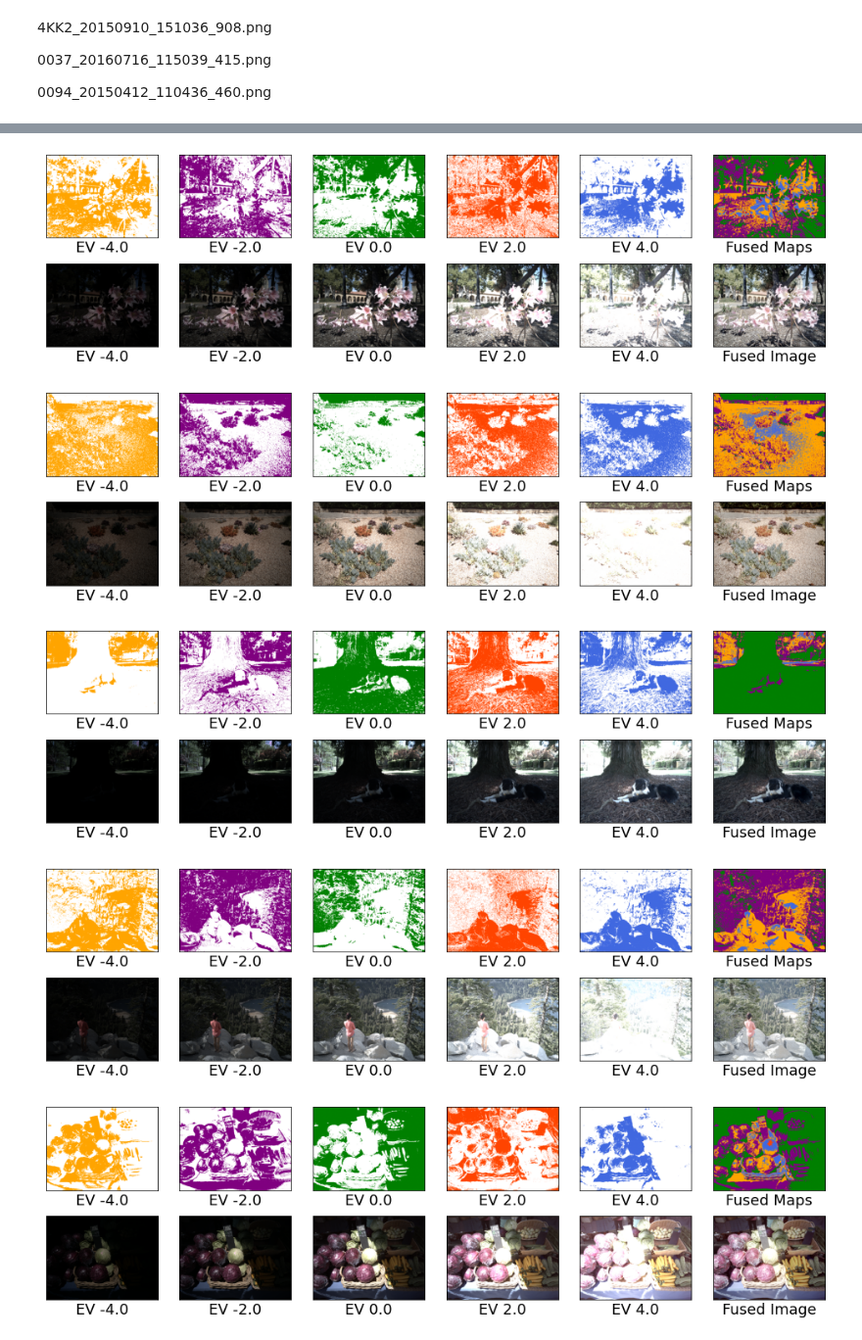
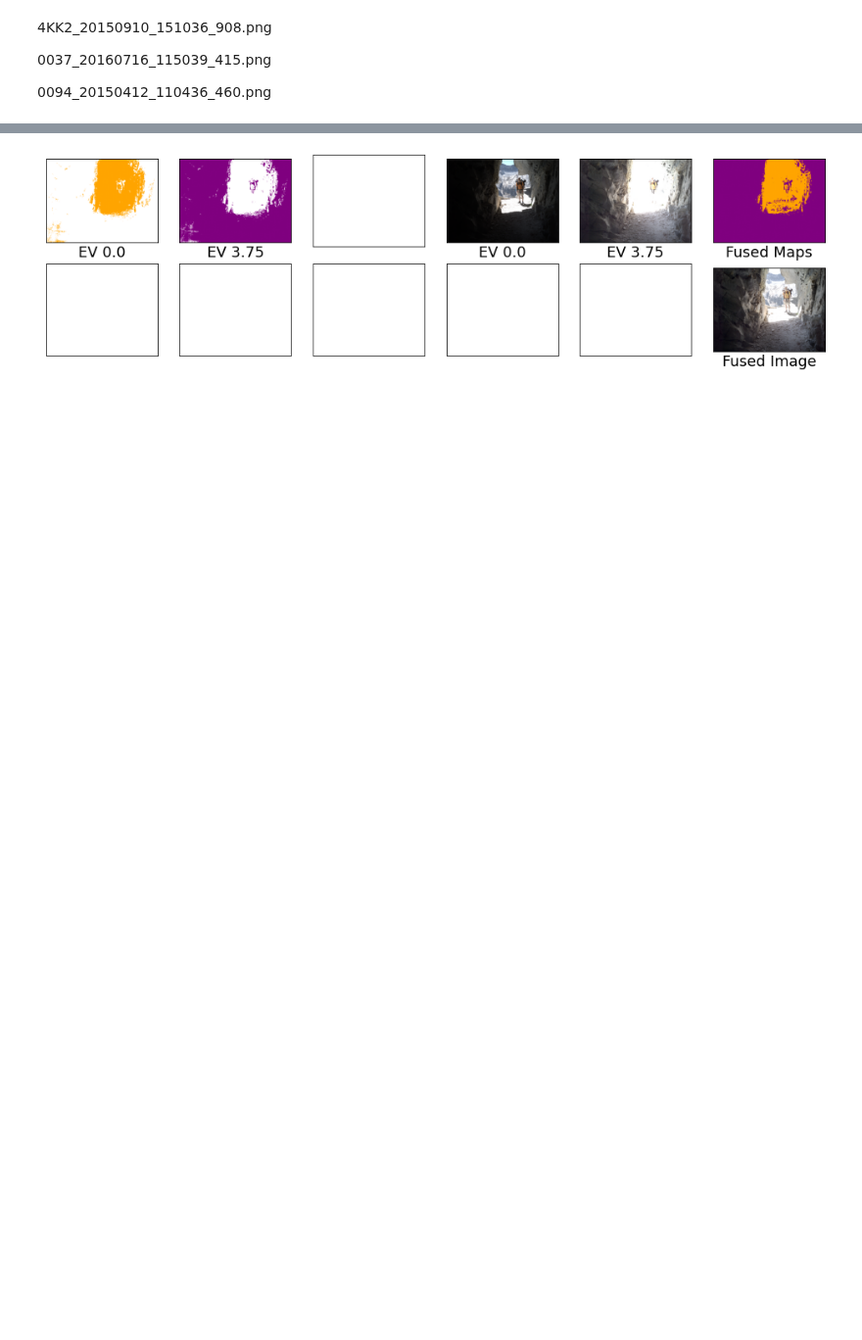
Before and after one commit to smsegal/DHDRNet, a Jupyter notebook: dhdrnet/notebooks/fusion weight maps.ipynb, the cells around one changed output, grey strips where cells are left out. Shown at 98% size. Saved outputs shown, nothing was run; the diff lists cells and outputs as text; code cells hidden in the pictures; blank space fills up the shorter version.

Commit message:
fusion figures

```diff
--- a/dhdrnet/notebooks/fusion weight maps.ipynb
+++ b/dhdrnet/notebooks/fusion weight maps.ipynb
@@ -26,14 +29,15 @@ figdir = ROOT_DIR / "precomputed_data" / "figures"
 from random import sample
 
 image_names = [
-    "4KK2_20150910_151036_908",
-    "0037_20160716_115039_415",
-    "0094_20150412_110436_460",
-    "33TJ_20150810_173750_121",
-    "0009_20160710_122940_904",
-    "33TJ_20150731_191218_412",
-    "0830_20151120_140458_302",
-    "6G7M_20150403_181933_693",
+#     "4KK2_20150910_151036_908",
+#     "0037_20160716_115039_415",
+#     "0094_20150412_110436_460",
+#     "33TJ_20150810_173750_121",
+#     "0009_20160710_122940_904",
+#     "33TJ_20150731_191218_412",
+#     "0830_20151120_140458_302",
+#     "6G7M_20150403_181933_693",
+    "4742_20150918_130703_281",
 ]
 # image_names = [
 #     p.stem
@@ -42,11 +46,12 @@ image_names = [
 #     )
 # ]
 exposure_files = [
-    (DATA_DIR / "correct_exposures" / "exposures").glob(f"{name}*")
+    (DATA_DIR / "exposures").glob(f"{name}*")
     for name in image_names
 ]
 
-ev_list = [-4.0, -2.0, 0.0, 2.0, 4.0]
+# ev_list = [-4.0, -2.0, 0.0, 2.0, 4.0]
+ev_list = [0.0,3.75]
 exposure_files = [
     [file for file in files if any(f"[{ev}]" in file.name for ev in ev_list)]
     for files in exposure_files
@@ -56,7 +61,7 @@ from dhdrnet.gen_pairs import GenAllPairs
 
 generator = GenAllPairs(
     raw_path=DATA_DIR / "dngs",
-    out_path=DATA_DIR / "correct_exposures",
+    out_path=DATA_DIR,
     store_path=None,
     compute_scores=False,
 )
@@ -82,7 +87,7 @@ binarized_wms = [[binarize_weights(wm) for wm in wms] for wms in weight_maps_per
 cmaps = ["orange", "purple", "green", "orangered", "royalblue"]
 for weight_maps, fused, name in zip(weight_maps_per_image, fused_images, image_names):
 
-    fig_namedir = figdir / "weight_maps" / name
+    fig_namedir = figdir / "weight_maps" / f"{name}_2img"
     fig_namedir.mkdir(exist_ok=True, parents=True)
 
     fig, axs = plt.subplots(2, 6, sharex=True, sharey=True, figsize=(14, 4))
@@ -124,7 +129,7 @@ for weight_maps, fused, name in zip(weight_maps_per_image, fused_images, image_n
     axs[1, 5].set_xticks([])
     axs[1, 5].set_yticks([])
 
-    fig.savefig(figdir / "weight_maps" / f"wm_fused_colours_{name}.pdf")
+    fig.savefig(figdir / "weight_maps" / f"wm_fused_colours_{name}_2img.pdf")
 # %% [output]
 Lossy conversion from float64 to uint8. Range [0, 1]. Convert image to uint8 prior to saving to suppress this warning.
 Lossy conversion from float64 to uint8. Range [0, 1]. Convert image to uint8 prior to saving to suppress this warning.
@@ -146,5 +137 @@ Lossy conversion from float64 to uint8. Range [0, 1]. Convert image to uint8 pri
-[figure, old version]
+[figure, new version]
-[figure, removed]
-[figure, removed]
-[figure, removed]
-[figure, removed]
```
Also changed, not shown: parts of 3 cells of this notebook.
